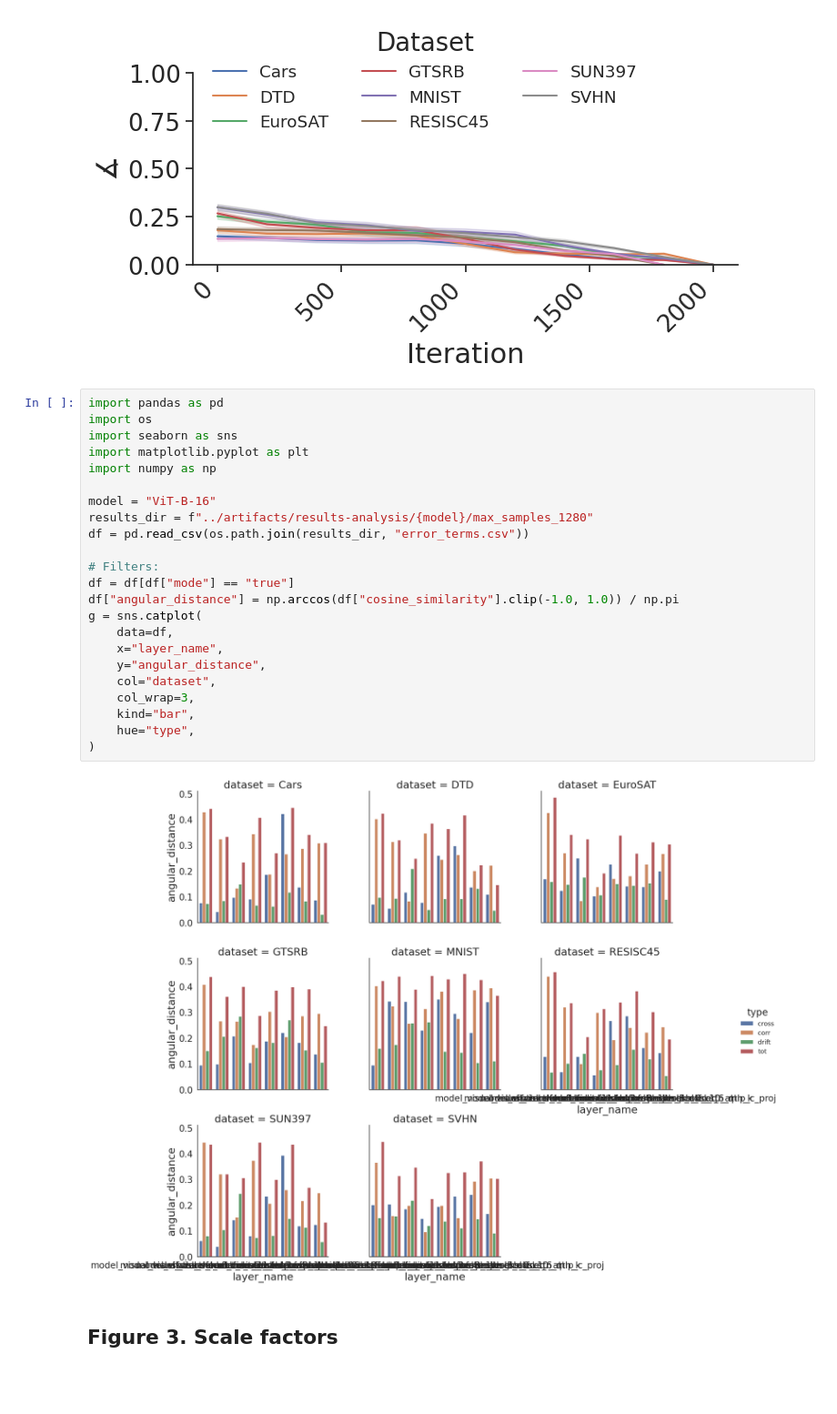
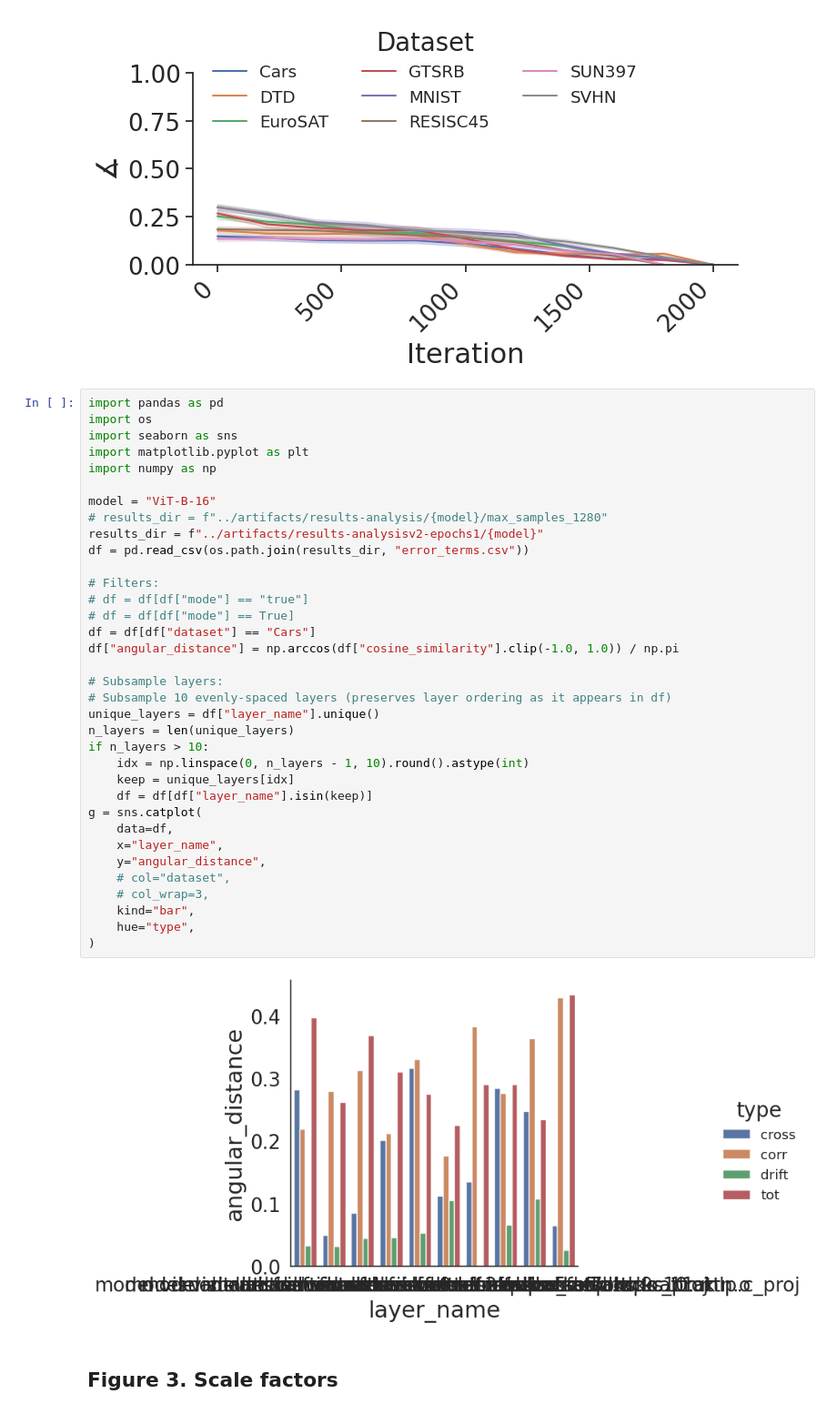
Before and after one commit to marawangamal/actmat, a Jupyter notebook: scripts/analysis.ipynb, the cells around one changed output. Shown at 91% size. Drawn from its saved outputs; the diff is of its cells as text; blank space fills up the shorter version.

```diff
--- a/scripts/analysis.ipynb
+++ b/scripts/analysis.ipynb
@@ -153,28 +158,40 @@ plt.close()
 # %%
 import pandas as pd
 import os
 import seaborn as sns
 import matplotlib.pyplot as plt
 import numpy as np
 
 model = "ViT-B-16"
-results_dir = f"../artifacts/results-analysis/{model}/max_samples_1280"
+# results_dir = f"../artifacts/results-analysis/{model}/max_samples_1280"
+results_dir = f"../artifacts/results-analysisv2-epochs1/{model}"
 df = pd.read_csv(os.path.join(results_dir, "error_terms.csv"))
 
 # Filters:
-df = df[df["mode"] == "true"]
+# df = df[df["mode"] == "true"]
+# df = df[df["mode"] == True]
+df = df[df["dataset"] == "Cars"]
 df["angular_distance"] = np.arccos(df["cosine_similarity"].clip(-1.0, 1.0)) / np.pi
+
+# Subsample layers:
+# Subsample 10 evenly-spaced layers (preserves layer ordering as it appears in df)
+unique_layers = df["layer_name"].unique()
+n_layers = len(unique_layers)
+if n_layers > 10:
+    idx = np.linspace(0, n_layers - 1, 10).round().astype(int)
+    keep = unique_layers[idx]
+    df = df[df["layer_name"].isin(keep)]
 g = sns.catplot(
     data=df,
     x="layer_name",
     y="angular_distance",
-    col="dataset",
-    col_wrap=3,
+    # col="dataset",
+    # col_wrap=3,
     kind="bar",
     hue="type",
 )
 # %% [output]
-[figure, old version]
+[figure, new version]
 # %% [markdown]
 ## Figure 3. Scale factors
 # %% [markdown]
```
Also changed, not shown: parts of 4 cells of this notebook, 53 other files.
